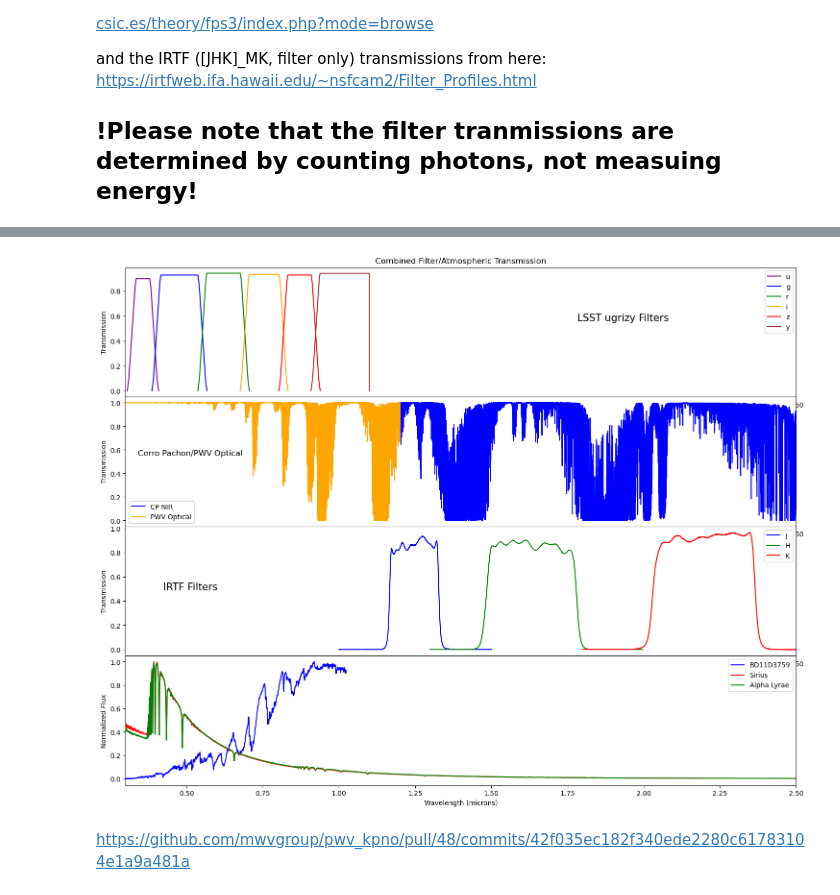
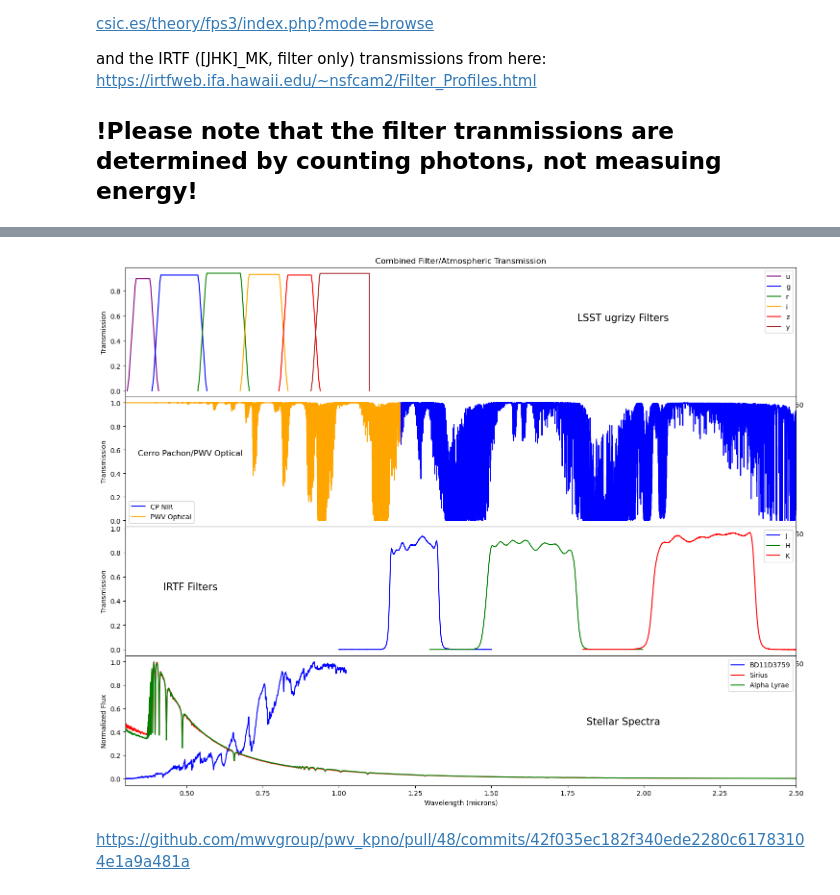
Before and after one commit to gnarayan/ast503_2024_Fall, a Jupyter notebook: homework/VarunSatish/hw1/HW1_ASTR503_VarunSatish.ipynb, the cells around one changed output, grey strips where cells are left out. Drawn from its saved outputs; the diff is of its cells as text; code cells hidden in the pictures.

```diff
--- a/homework/VarunSatish/hw1/HW1_ASTR503_VarunSatish.ipynb
+++ b/homework/VarunSatish/hw1/HW1_ASTR503_VarunSatish.ipynb
@@ -253,34 +256,35 @@ ax2.set_ylabel('Transmission')
 #ax2.set_title('Cerro Pachon/PWV Optical Filters 2.3 mm, airmass 1')
 ax2.legend()
 
 ax3 = fig.add_subplot(413,sharex=ax1)
 ax3.plot(IRTF_J['WL (Micrometers)'], IRTF_J['Transmission (%)'] / 1e2, label='J', c='blue')
 ax3.plot(IRTF_H['WL (Micrometers)'], IRTF_H['Transmission (%)'] / 1e2, label='H', c='green')
 ax3.plot(IRTF_K['WL (Micrometers)'], IRTF_K['Transmission (%)'] / 1e2, label='K', c='red')
 #ax3.set_xlabel('Wavelength (microns)')
 ax3.set_ylabel('Transmission')
 #ax3.set_title('IRTF Filters')
 ax3.legend()
 
 
 ax4 = fig.add_subplot(414,sharex=ax1)
 ax4.set_xlabel('Wavelength (microns)')
 ax4.plot(bd11d3759_hdu[1].data['WAVELENGTH']/1e4, bd11d3759_hdu[1].data['FLUX'] / bd11d3759_hdu[1].data['FLUX'].max(), label='BD11D3759', c='blue')
 ax4.plot(sirius_hdu[1].data['WAVELENGTH']/1e4, sirius_hdu[1].data['FLUX'] / sirius_hdu[1].data['FLUX'].max(), label='Sirius', c='red')
 ax4.plot(alpha_lyr_hdu[1].data['WAVELENGTH']/1e4, alpha_lyr_hdu[1].data['FLUX'] / alpha_lyr_hdu[1].data['FLUX'].max(), label='Alpha Lyrae', c='green')
 ax4.set_ylabel('Normalized Flux')
 ax4.legend()
 
 
 ax1.set_title('Combined Filter/Atmospheric Transmission')
 
 fig.text(0.7, 0.8, 'LSST ugrizy Filters', ha='center',fontdict={'fontsize': 15})
 fig.text(0.2, 0.6, 'Cerro Pachon/PWV Optical', ha='center',fontdict={'fontsize': 12})
 fig.text(0.2, 0.4, 'IRTF Filters', ha='center',fontdict={'fontsize': 15})
+fig.text(0.7, 0.2, 'Stellar Spectra', ha='center',fontdict={'fontsize': 15})
 
 plt.show()
 # %% [output]
-[figure, old version]
+[figure, new version]
 # %% [markdown]
 https://github.com/mwvgroup/pwv_kpno/pull/48/commits/42f035ec182f340ede2280c61783104e1a9a481a
 # %% [markdown]
```
Also changed, not shown: parts of 2 cells of this notebook.
